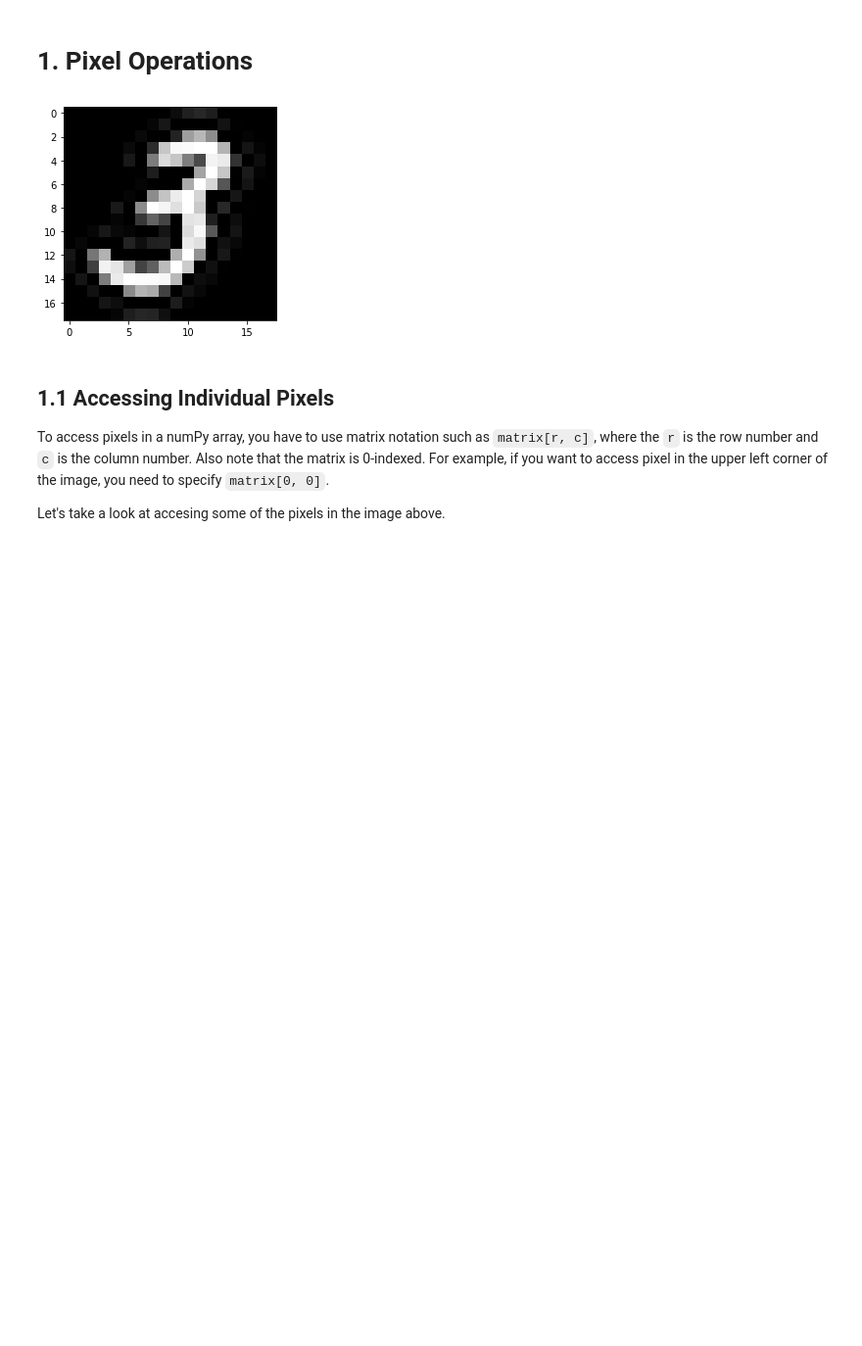
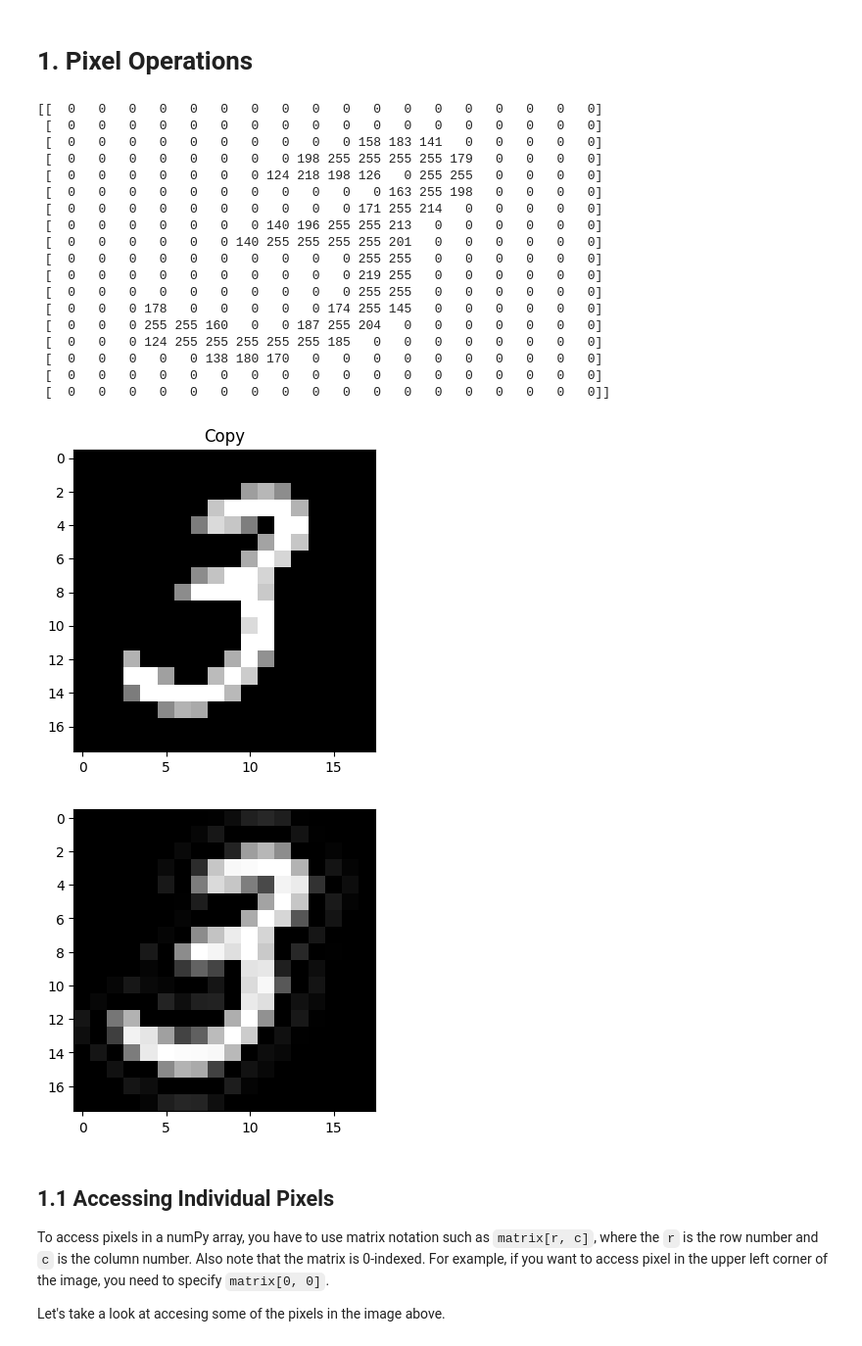
Before and after one commit to poysh/31536000SecondsChallange, a Jupyter notebook: opencv_for_beginners/module01-getting-started-with-images/01_03_Basic_Image_Manipulations.ipynb, the cells around one changed output. Shown at 98% size. Drawn from its saved outputs; the diff is of its cells as text; code cells hidden in the pictures; blank space fills up the shorter version.

Commit message:
image manipulation \o/

```diff
--- a/opencv_for_beginners/module01-getting-started-with-images/01_03_Basic_Image_Manipulations.ipynb
+++ b/opencv_for_beginners/module01-getting-started-with-images/01_03_Basic_Image_Manipulations.ipynb
@@ -22,12 +22,42 @@ else:
 # %%
 # Read image as grayscale.
 mnist_3_img = cv2.imread('MNIST_3_18x18.png', cv2.IMREAD_GRAYSCALE)
 
+
+copy = np.copy(mnist_3_img)
+copy[np.where(copy>220)]=255
+copy[np.where(copy<120)]=0
+
+print(copy)
+
+plt.figure(figsize = (4, 4))
+plt.title('Copy')
+plt.imshow(copy);
+
 # Display the image.
 plt.figure(figsize = (4, 4))
 plt.imshow(mnist_3_img);
 # %% [output]
+[[  0   0   0   0   0   0   0   0   0   0   0   0   0   0   0   0   0   0]
+ [  0   0   0   0   0   0   0   0   0   0   0   0   0   0   0   0   0   0]
+ [  0   0   0   0   0   0   0   0   0   0 158 183 141   0   0   0   0   0]
+ [  0   0   0   0   0   0   0   0 198 255 255 255 255 179   0   0   0   0]
+ [  0   0   0   0   0   0   0 124 218 198 126   0 255 255   0   0   0   0]
+ [  0   0   0   0   0   0   0   0   0   0   0 163 255 198   0   0   0   0]
+ [  0   0   0   0   0   0   0   0   0   0 171 255 214   0   0   0   0   0]
+ [  0   0   0   0   0   0   0 140 196 255 255 213   0   0   0   0   0   0]
+ [  0   0   0   0   0   0 140 255 255 255 255 201   0   0   0   0   0   0]
+ [  0   0   0   0   0   0   0   0   0   0 255 255   0   0   0   0   0   0]
+ [  0   0   0   0   0   0   0   0   0   0 219 255   0   0   0   0   0   0]
+ [  0   0   0   0   0   0   0   0   0   0 255 255   0   0   0   0   0   0]
+ [  0   0   0 178   0   0   0   0   0 174 255 145   0   0   0   0   0   0]
+ [  0   0   0 255 255 160   0   0 187 255 204   0   0   0   0   0   0   0]
+ [  0   0   0 124 255 255 255 255 255 185   0   0   0   0   0   0   0   0]
+ [  0   0   0   0   0 138 180 170   0   0   0   0   0   0   0   0   0   0]
+ [  0   0   0   0   0   0   0   0   0   0   0   0   0   0   0   0   0   0]
+ [  0   0   0   0   0   0   0   0   0   0   0   0   0   0   0   0   0   0]]
-[figure, old version]
+[figure, new version]
+[figure, added]
 # %% [markdown]
 ## 1.1 Accessing Individual Pixels
 To access pixels in a numPy array, you have to use matrix notation such as `matrix[r, c]`, where the `r` is the row number and `c` is the column number. Also note that the matrix is 0-indexed. For example, if you want to access pixel in the upper left corner of the image, you need to specify `matrix[0, 0]`.
```
Also changed, not shown: parts of 9 cells of this notebook.
